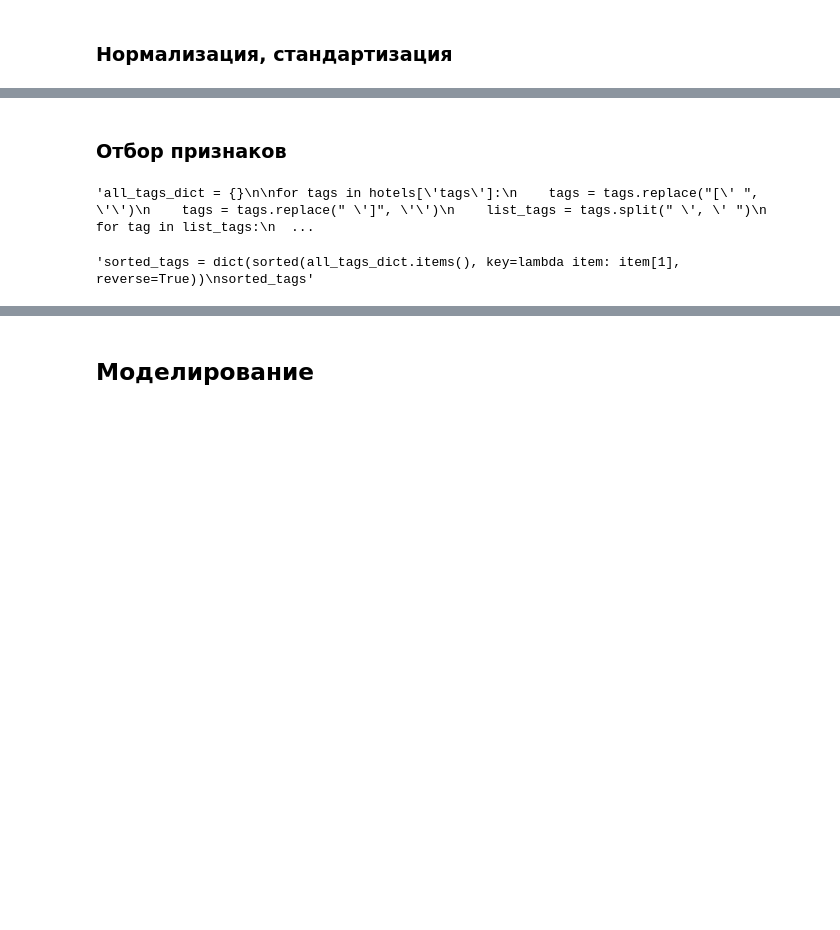
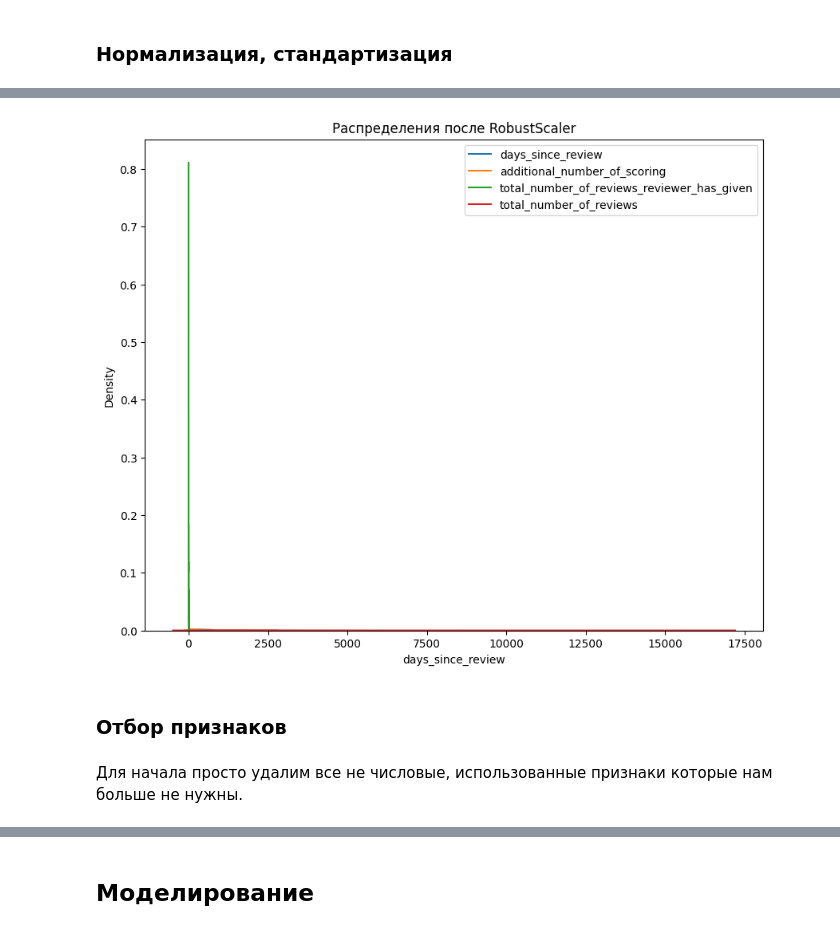
Before and after one commit to AlexandrBorisov1/SkillFactory_Projects, a Jupyter notebook: project_3/Project_3.ipynb, the cells around one changed output, grey strips where cells are left out. Drawn from its saved outputs; the diff is of its cells as text; code cells hidden in the pictures; blank space fills up the shorter version.

```diff
--- a/project_3/Project_3.ipynb
+++ b/project_3/Project_3.ipynb
@@ -578,0 +759,7 @@ train_data.head(3)
+# %%
+def days_since_func(data):
+    data['days_since_review'] = data['days_since_review'].apply(lambda x: int(x.split(' ')[0]))
+    return data
+
+train_data = days_since_func(train_data)
+train_data['days_since_review'].head(3)
@@ -582,0 +853,25 @@ train_data.head(3)
+# %%
+'''def norm_stand_func(data):
+    """Функция нормализации/стандартизации признаков.
+    Args:
+        data (DataFrame): Изначальный датасет
+    Returns:
+        DataFrame: преобразованный датасет
+    """
+    norm_data = data[['average_score', 'additional_number_of_scoring', 'review_total_negative_word_counts', 'total_number_of_reviews', 'review_total_positive_word_counts',
+                    'total_number_of_reviews_reviewer_has_given', 'days_since_review','quality_of_life', 'avg_month_salary']]
+    # Копируем названия столбцов, которые теряются при использовании fit_transform()
+    col_names = list(norm_data.columns)
+    # инициализируем нормализатор RobustScaler
+    r_scaler = preprocessing.RobustScaler()
+    # кодируем исходный датасет
+    df_r = r_scaler.fit_transform(norm_data)
+    # Преобразуем промежуточный датасет в полноценный датафрейм
+    df_r = pd.DataFrame(df_r, columns=col_names)
+
+    data[['average_score', 'additional_number_of_scoring', 'review_total_negative_word_counts', 'total_number_of_reviews', 'review_total_positive_word_counts',
+        'total_number_of_reviews_reviewer_has_given', 'days_since_review','quality_of_life', 'avg_month_salary']] = df_r
+
+    return data
+
+train_data = norm_stand_func(train_data)'''
@@ -583,2 +893,13 @@ train_data.head(3)
+# %%
+fig, (ax1) = plt.subplots(ncols=1, figsize=(10, 8))
+ax1.set_title('Распределения после RobustScaler')
+
+sns.kdeplot(train_data['days_since_review'], ax=ax1, label='days_since_review')
+sns.kdeplot(train_data['additional_number_of_scoring'], ax=ax1, label='additional_number_of_scoring')
+sns.kdeplot(train_data[train_data['total_number_of_reviews_reviewer_has_given'] < 10]['total_number_of_reviews_reviewer_has_given'], ax=ax1, label='total_number_of_reviews_reviewer_has_given')
+sns.kdeplot(train_data['total_number_of_reviews'], ax=ax1, label='total_number_of_reviews')
+plt.legend();
+# %% [output]
+[figure, added]
 # %% [markdown]
 ### Отбор признаков
@@ -590,20 +906,2 @@ train_data.head(3)
-# %%
-'''all_tags_dict = {}
-
-for tags in hotels['tags']:
-    tags = tags.replace("[' ", '')
-    tags = tags.replace(" ']", '')
-    list_tags = tags.split(" ', ' ")
-    for tag in list_tags:
-        if tag not in all_tags_dict.keys():
-            all_tags_dict[tag] = 1
-        else:
-            all_tags_dict[tag] += 1
-'''
-# %% [output]
-'all_tags_dict = {}\n\nfor tags in hotels[\'tags\']:\n    tags = tags.replace("[\' ", \'\')\n    tags = tags.replace(" \']", \'\')\n    list_tags = tags.split(" \', \' ")\n    for tag in list_tags:\n  ...
-# %%
-'''sorted_tags = dict(sorted(all_tags_dict.items(), key=lambda item: item[1], reverse=True))
-sorted_tags'''
-# %% [output]
-'sorted_tags = dict(sorted(all_tags_dict.items(), key=lambda item: item[1], reverse=True))\nsorted_tags'
+# %% [markdown]
+Для начала просто удалим все не числовые, использованные признаки которые нам больше не нужны.
```
Also changed, not shown: parts of 56 cells of this notebook.
